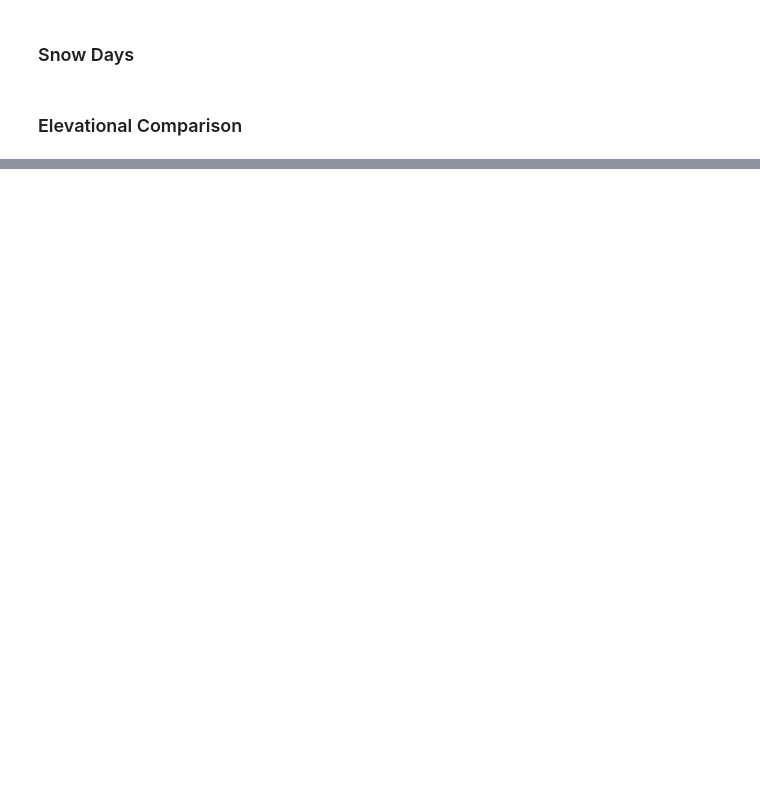
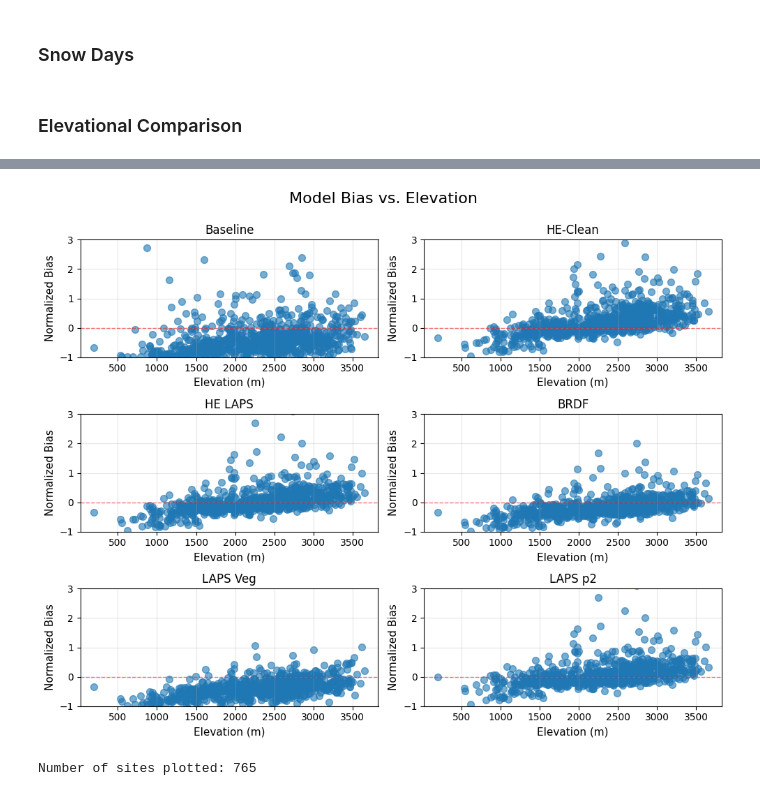
Before and after one commit to chrisrycx/lm4px_data_analysis, a Jupyter notebook: output_analysis/interactive/AlbedoAnalysis.ipynb, the cells around one changed output, grey strips where cells are left out. Cells and saved outputs as stored; diff of their text form; code cells hidden in the pictures; blank space fills up the shorter version.

```diff
--- a/output_analysis/interactive/AlbedoAnalysis.ipynb
+++ b/output_analysis/interactive/AlbedoAnalysis.ipynb
@@ -216,32 +244,35 @@ fig.suptitle('Model Bias vs. Elevation', fontsize=16, y=0.995)
 # Flatten axes for easier iteration
 axes = axes.flatten()
 
 # Define the bias columns to plot
-bias_columns = ['nbias_s00000000_ghec','nbias_s01011010_ghec','nbias_s01011010_ghelaps', 'nbias_s01011010_gbc', 'nbias_s01011010_ghelaps_veg']
+bias_columns = ['nbias_s00000000_ghec','nbias_s01011010_ghec','nbias_s01011010_ghelaps', 'nbias_s01011010_gbc', 'nbias_s01011010_ghelaps_veg', 'nbias_s01012010_ghelaps']
 
 # Define titles for each subplot
-titles = ['Baseline','HE-Clean','HE LAPS', 'BRDF', 'LAPS Veg']
+titles = ['Baseline','HE-Clean','HE LAPS', 'BRDF', 'LAPS Veg', 'LAPS p2']
 
 # Create scatter plots
 for idx, (bias_col, title) in enumerate(zip(bias_columns, titles)):
     ax = axes[idx]
 
     # Create scatter plot
     ax.scatter(merged_df['ELEVATION'], merged_df[bias_col], alpha=0.6, s=50)
 
     # Add labels and title
     ax.set_xlabel('Elevation (m)', fontsize=11)
     ax.set_ylabel('Normalized Bias', fontsize=11)
     ax.set_title(title, fontsize=12)
     ax.grid(True, alpha=0.3)
 
     # Set y-axis limits
     ax.set_ylim(-1, 3)
 
     # Add a horizontal line at y=0 for reference
     ax.axhline(y=0, color='r', linestyle='--', linewidth=1, alpha=0.5)
 
 plt.tight_layout()
 plt.show()
 
 print(f"Number of sites plotted: {len(merged_df)}")
+# %% [output]
+[figure, added]
+Number of sites plotted: 765
```
Also changed, not shown: parts of 5 cells of this notebook, 2 other files.
